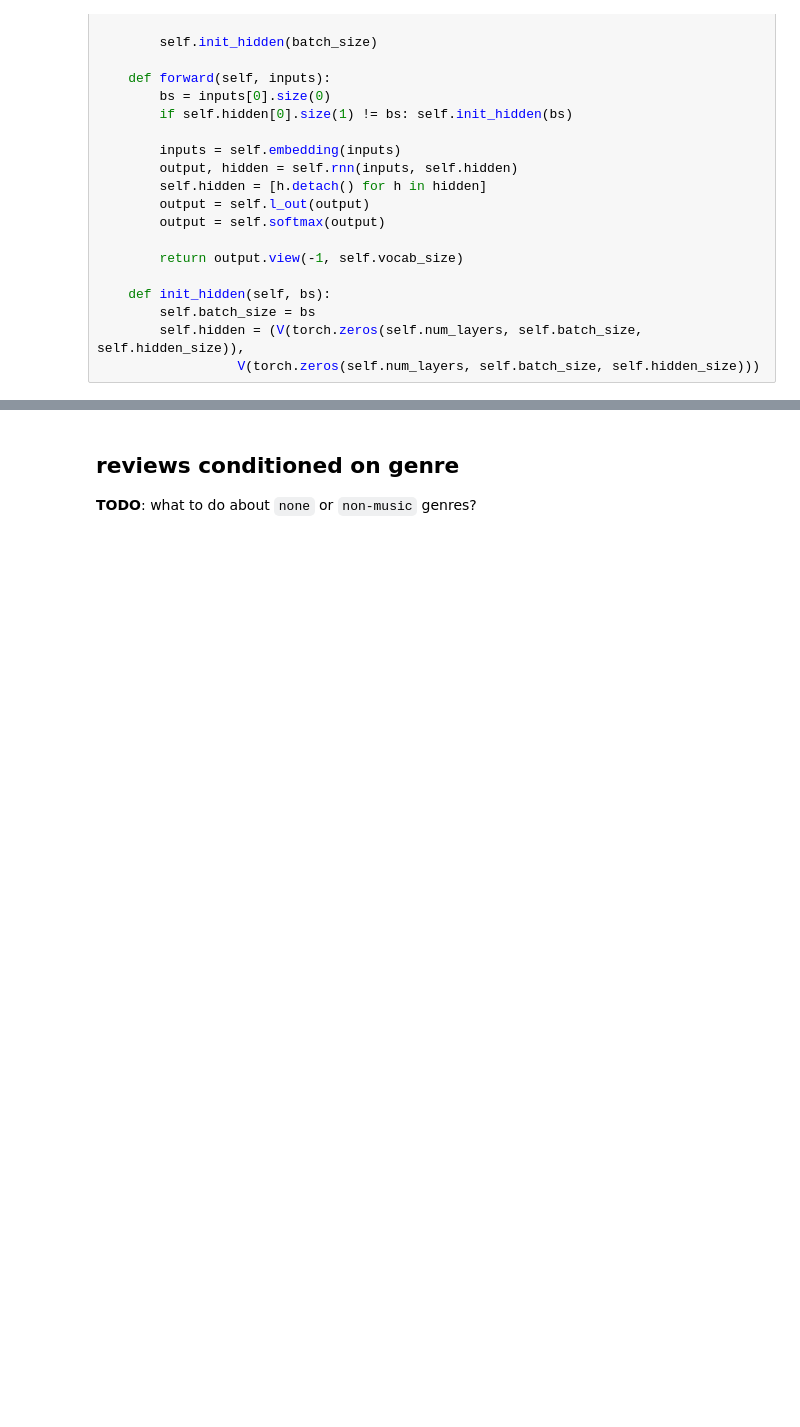
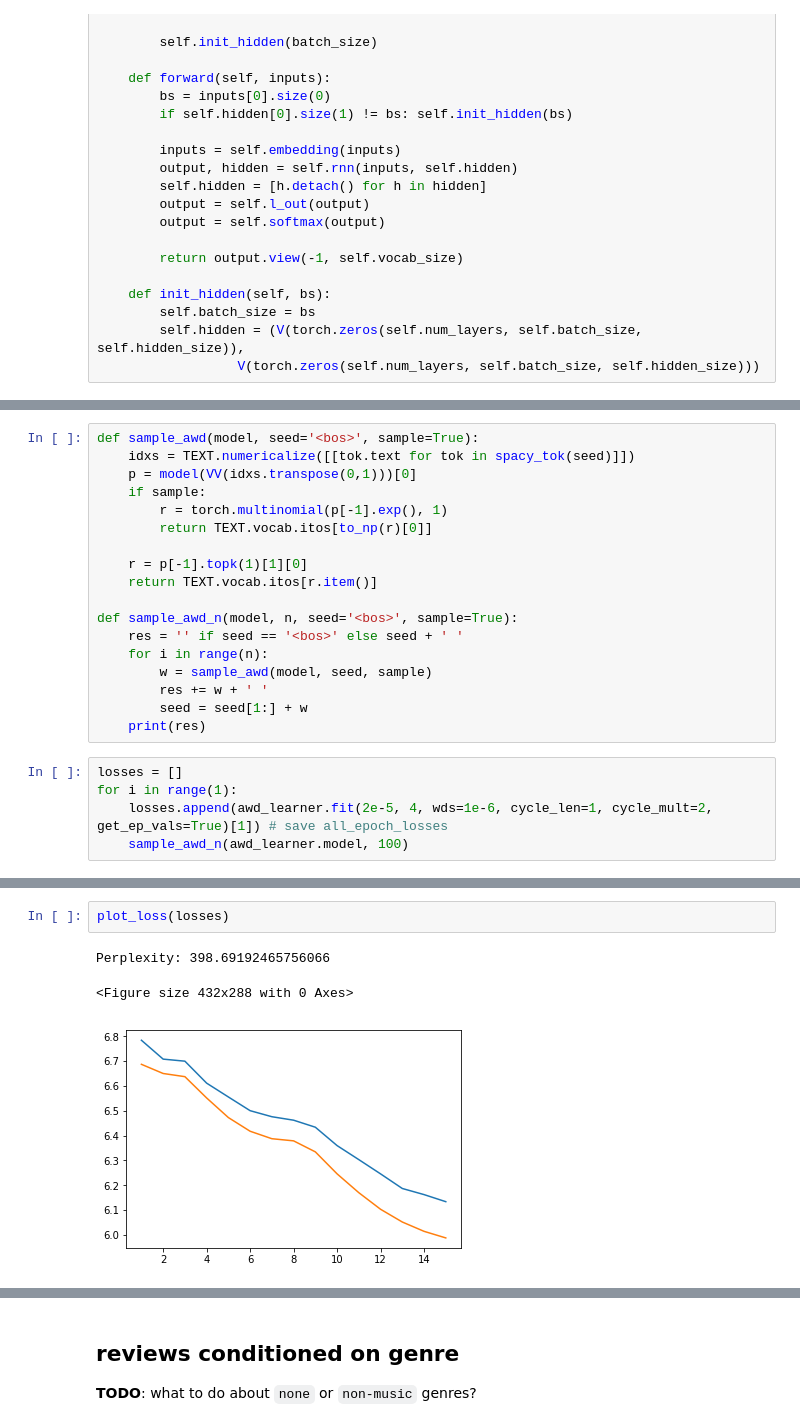
Before and after one commit to iconix/openai, a Jupyter notebook: nbs/week3_reviews_by_songs.ipynb, the cells around one changed output, grey strips where cells are left out. Cells and saved outputs as stored; diff of their text form; blank space fills up the shorter version.

```diff
--- a/nbs/week3_reviews_by_songs.ipynb
+++ b/nbs/week3_reviews_by_songs.ipynb
@@ -341,0 +385,23 @@ plot_loss(losses)
+# %%
+def sample_awd(model, seed='<bos>', sample=True):
+    idxs = TEXT.numericalize([[tok.text for tok in spacy_tok(seed)]])
+    p = model(VV(idxs.transpose(0,1)))[0]
+    if sample:
+        r = torch.multinomial(p[-1].exp(), 1)
+        return TEXT.vocab.itos[to_np(r)[0]]
+
+    r = p[-1].topk(1)[1][0]
+    return TEXT.vocab.itos[r.item()]
+
+def sample_awd_n(model, n, seed='<bos>', sample=True):
+    res = '' if seed == '<bos>' else seed + ' '
+    for i in range(n):
+        w = sample_awd(model, seed, sample)
+        res += w + ' '
+        seed = seed[1:] + w
+    print(res)
+# %%
+losses = []
+for i in range(1):
+    losses.append(awd_learner.fit(2e-5, 4, wds=1e-6, cycle_len=1, cycle_mult=2, get_ep_vals=True)[1]) # save all_epoch_losses
+    sample_awd_n(awd_learner.model, 100)
@@ -341,0 +430,6 @@ plot_loss(losses)
+# %%
+plot_loss(losses)
+# %% [output]
+Perplexity: 398.69192465756066
+<Figure size 432x288 with 0 Axes>
+[figure, added]
```
Also changed, not shown: parts of 68 cells of this notebook.
